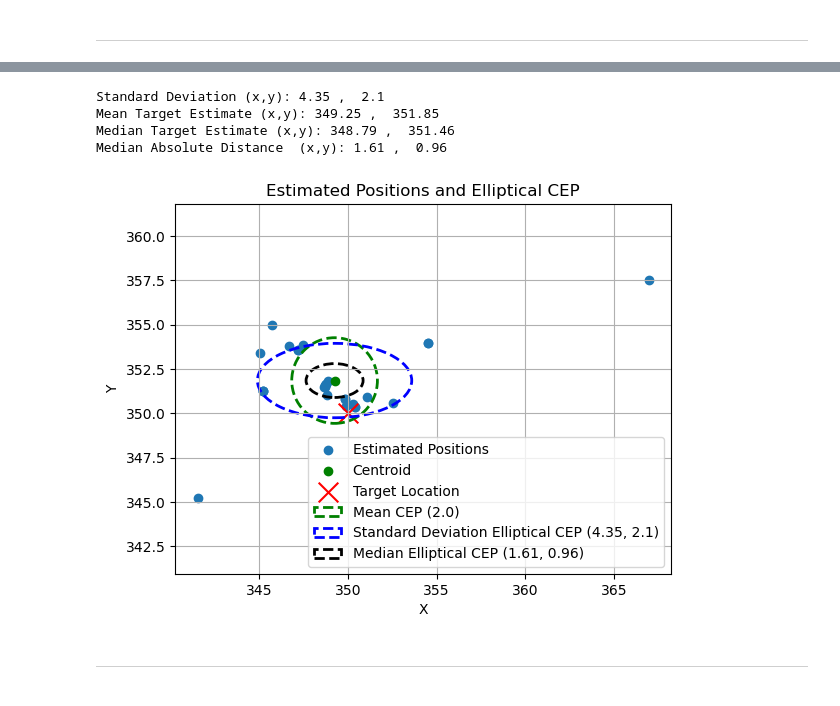
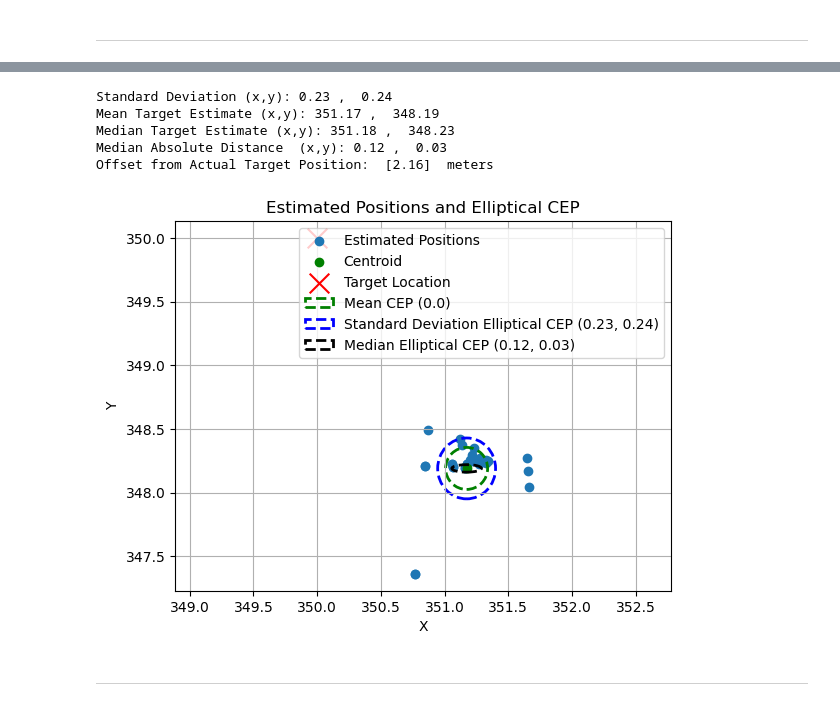
Before and after one commit to raneyoliver/CS8321Labs-public, a Jupyter notebook: lab5/Lab5_FinalProject_Iter3.ipynb, the cells around one changed output, grey strips where cells are left out. Saved outputs shown, nothing was run; the diff lists cells and outputs as text; code cells hidden in the pictures.

Commit message:
iteration 3 updates
Tweaked errors. Got something working on Iteration 3.

```diff
--- a/lab5/Lab5_FinalProject_Iter3.ipynb
+++ b/lab5/Lab5_FinalProject_Iter3.ipynb
@@ -122,6 +122,32 @@ def LOCAfun_allcombs_2D(P1, S1):
 
     LOCASoln = np.array(xyWLS_comb)
     return LOCASoln
+# %%
+from itertools import combinations
+import numpy as np
+
+def generate_combinations(numsens):
+    combels_all = []
+    for pqty in range(5, numsens + 1):
+        for pmax in range(5, numsens + 1):
+            for comb in combinations(range(1, pmax + 1), pqty):
+                pad = [0] * (numsens - len(comb))
+                combels_all.append(list(comb) + pad)
+    return np.array(combels_all)
+
+def calculate_drone_contributions(combels_all, distances, num2move, nsens):
+    # Create a result matrix
+    result_matrix = np.zeros((len(distances), nsens))
+
+    # Assign distances to the relevant drone indices
+    for idx, row in enumerate(combels_all):
+        filtered_indices = [i - 1 for i in row if i > 0]  # Adjust for zero-based indexing
+        result_matrix[idx, filtered_indices] = distances[idx]
+
+    # Sum up the results by drone
+    summed_results = np.sum(result_matrix, axis=0)
+    worst_indices = np.argsort(summed_results)[-num2move:]  # Get indices for the highest values
+    return worst_indices
 # %%
 from matplotlib.patches import Ellipse
 def calculate_elliptical_CEP(estimated_positions):
@@ -188,10 +214,10 @@ def plot_locations(initial_locations, final_locations, target_location, numsteps
     plt.show()
 # %%
 # Define Errors
-stdev_rss_err = np.sqrt(5) # StDev for Multipath & Fading contribution in dB
+stdev_rss_err = 5 # StDev for Multipath & Fading contribution in dB
 mean_rss_err = 3 # Mean RSS Error
-stdev_pos_err = np.sqrt(0.02) # StDev for Positioning Error in m
-stdev_time_err = np.sqrt(10)*1e-9 # StDev for Local Timing Inaccuracy in s
+stdev_pos_err = 0.02 # StDev for Positioning Error in m
+stdev_time_err = 10*1e-9 # StDev for Local Timing Inaccuracy in s
 
 r0loc = 25
 SNR0 = 141
@@ -210,14 +236,14 @@ def add_errs(loc,toa):
 
     # Some extra calcs for clock err
     riclock = toa*(3e8)
-    SNRi = SNR0*(r0loc^2)/((riclock)**2)
+    SNRi = SNR0*(r0loc**2)/((riclock)**2)
     varti = (ascale*riclock**2)/(SNR0*r0loc**2)
 
     # Some extra calcs for environmental delay due to multipath
     alpha_s = calpha*(riclock**galpha)
     sigma_s = csigma*(riclock**gsigma)
     env_delay = (alpha_s + np.random.normal(loc=0, scale = sigma_s))/(1e9)
-    env_delay_fact = 0.3
+    env_delay_fact = 0.5
 
     toa_err = toa + abs(np.random.normal(loc=0, scale = stdev_time_err))+ \
     abs(np.random.normal(loc=0, scale = np.sqrt(varti))) + env_delay_fact*env_delay
@@ -423,6 +420,8 @@ class DroneEnv(AECEnv):
 # %%
 # Number of drones (agents)
 num_drones = 6
+
+combels_all = generate_combinations(num_drones)
 env = DroneEnv(num_drones)
 
 # Training
@@ -439,7 +438,7 @@ initial_LOCA = env.LOCASoln
 initial_distances = np.linalg.norm(env.target_location - env.initial_loc, axis=1)
 
 
-for _ in range(1000):
+for _ in range(1500):
     actions = [env.choose_action(agent, env.convert_state_to_int(env.drones_location[agent])) for agent in range(num_drones)]
     #print("Actions:", actions)  # Add this line to print the actions chosen by each agent
     next_obs, rewards, done, LOCASoln, _ = env.step(actions)
@@ -473,6 +472,7 @@ print('Final LOCA Error (m): ', np.round(loca_err,2))
 
 print("Initial Drone-to-Target Distances\n",np.round(initial_distances,2))
 print("Final Drone-to-Target Distances\n",np.round(final_distances,2))
+print("Final Drone Locations\n", final_drones_location)
 plot_locations(env.initial_loc, final_drones_location, env.target_location, env.current_step)
 
 received_power_initial = -1 * 20 * np.log10((4 * np.pi * initial_distances * 5e9) / 3e8) + env.target_power
@@ -513,42 +515,45 @@ print("Standard Deviation (x,y):",  np.round(std_x,2),", ",np.round(std_y,2))
 print("Mean Target Estimate (x,y):", np.round(mean_x,2),", ",np.round(mean_y,2))
 print("Median Target Estimate (x,y):", np.round(median_x, 2),", ",np.round(median_y,2))
 print("Median Absolute Distance  (x,y):", np.round(mad_x, 2),", ",np.round(mad_y,2))
+loca_err =  np.linalg.norm(final_loc - env.target_location, axis = 1)
+print("Offset from Actual Target Position: ",np.round(loca_err,2 )," meters")
 
 # Plotting the results
 plt.figure()
 plt.scatter(estimated_positions[:, 0], estimated_positions[:, 1], label='Estimated Positions')
 plt.scatter(mean_x, mean_y, color='green', label='Centroid')
 plt.scatter(env.target_location[0][0],env.target_location[0][1],color='red', label='Target Location', marker='x',s=200)
 
 # Plot circle using std deviations of x & y values
 radius = np.sqrt(std_x**2 + std_y**2) / 2
 mean_cep_legend = f'Mean CEP ({np.round(radius)})'
 circle_median = Ellipse((mean_x, mean_y), 2*radius, 2*radius, edgecolor='green', facecolor='none', linestyle='--', linewidth=2, label=mean_cep_legend)
 plt.gca().add_patch(circle_median)
 
 # Plot ellipse using standard deviations
 std_cep_legend = f'Standard Deviation Elliptical CEP ({np.round(std_x, 2)}, {np.round(std_y, 2)})'
 ellipse_std = Ellipse((mean_x, mean_y), 2*std_x, 2*std_y, edgecolor='blue', facecolor='none', linestyle='--', linewidth=2, label=std_cep_legend)
 plt.gca().add_patch(ellipse_std)
 
 # Plot ellipse using median absolute distance values
 median_cep_legend = f'Median Elliptical CEP ({np.round(mad_x, 2)}, {np.round(mad_y, 2)})'
 ellipse_median = Ellipse((mean_x, mean_y), 2*mad_x, 2*mad_y, edgecolor='black', facecolor='none', linestyle='--', linewidth=2, label=median_cep_legend)
 plt.gca().add_patch(ellipse_median)
 
 plt.xlabel('X')
 plt.ylabel('Y')
 plt.title('Estimated Positions and Elliptical CEP')
 plt.legend()
 plt.grid(True)
 plt.axis('equal')  # Equal aspect ratio
 plt.show()
 # %% [output]
-Standard Deviation (x,y): 4.35 ,  2.1
-Mean Target Estimate (x,y): 349.25 ,  351.85
-Median Target Estimate (x,y): 348.79 ,  351.46
-Median Absolute Distance  (x,y): 1.61 ,  0.96
+Standard Deviation (x,y): 0.23 ,  0.24
+Mean Target Estimate (x,y): 351.17 ,  348.19
+Median Target Estimate (x,y): 351.18 ,  348.23
+Median Absolute Distance  (x,y): 0.12 ,  0.03
+Offset from Actual Target Position:  [2.16]  meters
-[figure, old version]
+[figure, new version]
 # %% [markdown]
 -------------------
 # %% [markdown]
```
Also changed, not shown: parts of 3 cells of this notebook, 3 other files.
